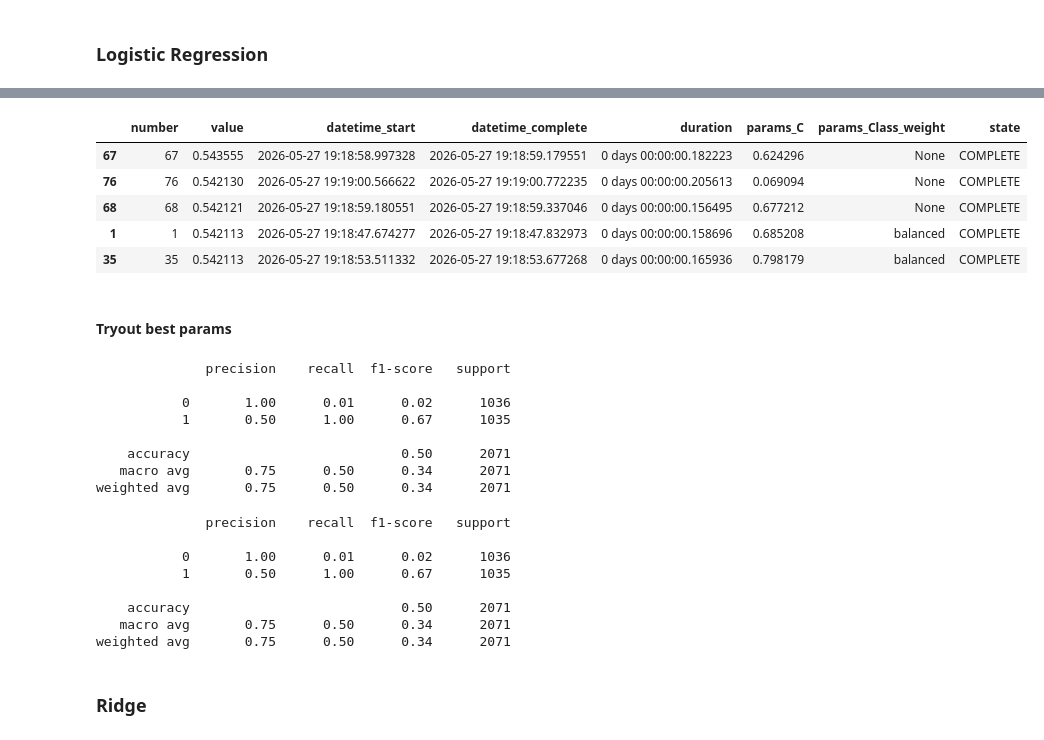
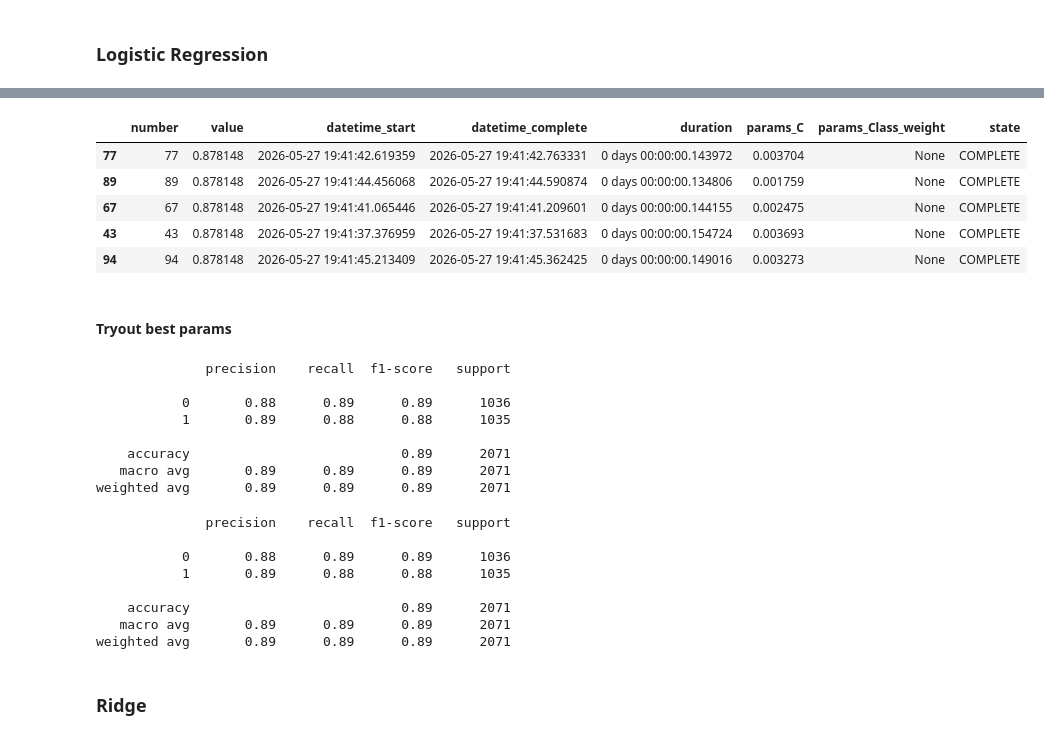
Before and after one commit to calebhadley1/DX799-capstone, a Jupyter notebook: Week2.ipynb, the cells around one changed output, grey strips where cells are left out. Saved outputs shown, nothing was run; the diff lists cells and outputs as text; code cells hidden in the pictures.

```diff
--- a/Week2.ipynb
+++ b/Week2.ipynb
@@ -155,3 +158,7 @@ weighted avg       0.89      0.89      0.89      2071
+# %%
+scaler = StandardScaler()
+X_train_scaled = scaler.fit_transform(X_train)
+X_test_scaled = scaler.transform(X_test)
 # %% [markdown]
 ## Parameter Tuning
 # %% [markdown]
@@ -177,7 +184,7 @@ def objective(trial):
 
     scores = cross_val_score(
         model,
-        X=X_train,
+        X=X_train_scaled,
         y=y_train,
         cv=cv,
         scoring='recall',
@@ -231,7 +238,7 @@ def objective(trial):
 
     scores = cross_val_score(
         model,
-        X=X_train,
+        X=X_train_scaled,
         y=y_train,
         cv=cv,
         scoring='f1',
@@ -269,15 +276,15 @@ display(top_5_log_reg_unscaled_f1_optuna_results)
 |  | number | value | datetime_start | datetime_complete | duration | params_C | params_Class_weight | state |
-| 67 | 67 | 0.543555 | 2026-05-27 19:18:58.997328 | 2026-05-27 19:18:59.179551 | 0 days 00:00:00.182223 | 0.624296 | None | COMPLETE |
-| 76 | 76 | 0.542130 | 2026-05-27 19:19:00.566622 | 2026-05-27 19:19:00.772235 | 0 days 00:00:00.205613 | 0.069094 | None | COMPLETE |
-| 68 | 68 | 0.542121 | 2026-05-27 19:18:59.180551 | 2026-05-27 19:18:59.337046 | 0 days 00:00:00.156495 | 0.677212 | None | COMPLETE |
-| 1 | 1 | 0.542113 | 2026-05-27 19:18:47.674277 | 2026-05-27 19:18:47.832973 | 0 days 00:00:00.158696 | 0.685208 | balanced | COMPLETE |
-| 35 | 35 | 0.542113 | 2026-05-27 19:18:53.511332 | 2026-05-27 19:18:53.677268 | 0 days 00:00:00.165936 | 0.798179 | balanced | COMPLETE |
+| 77 | 77 | 0.878148 | 2026-05-27 19:41:42.619359 | 2026-05-27 19:41:42.763331 | 0 days 00:00:00.143972 | 0.003704 | None | COMPLETE |
+| 89 | 89 | 0.878148 | 2026-05-27 19:41:44.456068 | 2026-05-27 19:41:44.590874 | 0 days 00:00:00.134806 | 0.001759 | None | COMPLETE |
+| 67 | 67 | 0.878148 | 2026-05-27 19:41:41.065446 | 2026-05-27 19:41:41.209601 | 0 days 00:00:00.144155 | 0.002475 | None | COMPLETE |
+| 43 | 43 | 0.878148 | 2026-05-27 19:41:37.376959 | 2026-05-27 19:41:37.531683 | 0 days 00:00:00.154724 | 0.003693 | None | COMPLETE |
+| 94 | 94 | 0.878148 | 2026-05-27 19:41:45.213409 | 2026-05-27 19:41:45.362425 | 0 days 00:00:00.149016 | 0.003273 | None | COMPLETE |
 # %% [markdown]
 #### Tryout best params
 # %%
 log_reg_recall_optimized_model = LogisticRegression(C=0.769946, class_weight='balanced', random_state=random_state)
-log_reg_recall_optimized_model.fit(X_train, y_train)
-y_pred = log_reg_recall_optimized_model.predict(X_test)
+log_reg_recall_optimized_model.fit(X_train_scaled, y_train)
+y_pred = log_reg_recall_optimized_model.predict(X_test_scaled)
 print(classification_report(y_true=y_test, y_pred=y_pred))
 report = classification_report(y_true=y_test, y_pred=y_pred, output_dict=True)
 df_temp = pd.DataFrame(report).transpose()
@@ -287,16 +294,16 @@ classification_report_keys.append('Logistic Regression (Recall Optimized)')
 # %% [output]
               precision    recall  f1-score   support
 
-           0       1.00      0.01      0.02      1036
-           1       0.50      1.00      0.67      1035
+           0       0.88      0.89      0.89      1036
+           1       0.89      0.88      0.88      1035
 
-    accuracy                           0.50      2071
-   macro avg       0.75      0.50      0.34      2071
-weighted avg       0.75      0.50      0.34      2071
+    accuracy                           0.89      2071
+   macro avg       0.89      0.89      0.89      2071
+weighted avg       0.89      0.89      0.89      2071
 # %%
 log_reg_f1_optimized_model = LogisticRegression(C=0.315005, class_weight='balanced', random_state=random_state)
-log_reg_f1_optimized_model.fit(X_train, y_train)
-y_pred = log_reg_f1_optimized_model.predict(X_test)
+log_reg_f1_optimized_model.fit(X_train_scaled, y_train)
+y_pred = log_reg_f1_optimized_model.predict(X_test_scaled)
 print(classification_report(y_true=y_test, y_pred=y_pred))
 report = classification_report(y_true=y_test, y_pred=y_pred, output_dict=True)
 df_temp = pd.DataFrame(report).transpose()
@@ -306,12 +313,12 @@ classification_report_keys.append('Logistic Regression (F1 Optimized)')
 # %% [output]
               precision    recall  f1-score   support
 
-           0       1.00      0.01      0.02      1036
-           1       0.50      1.00      0.67      1035
+           0       0.88      0.89      0.89      1036
+           1       0.89      0.88      0.88      1035
 
-    accuracy                           0.50      2071
-   macro avg       0.75      0.50      0.34      2071
-weighted avg       0.75      0.50      0.34      2071
+    accuracy                           0.89      2071
+   macro avg       0.89      0.89      0.89      2071
+weighted avg       0.89      0.89      0.89      2071
 # %% [markdown]
 ### Ridge
 # %%
```
Also changed, not shown: parts of 18 cells of this notebook.
